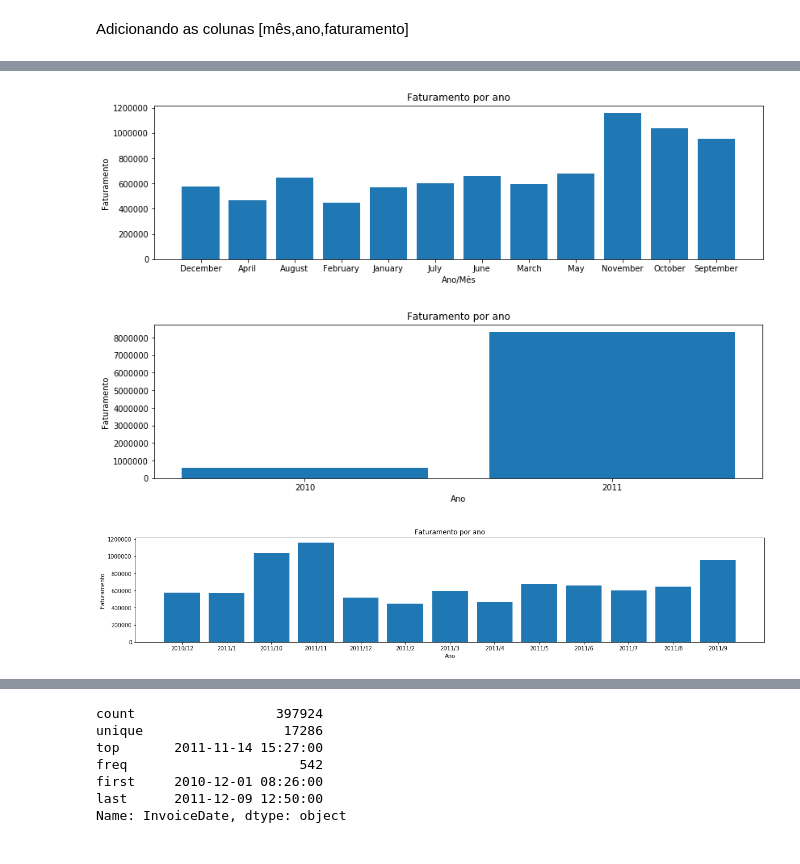
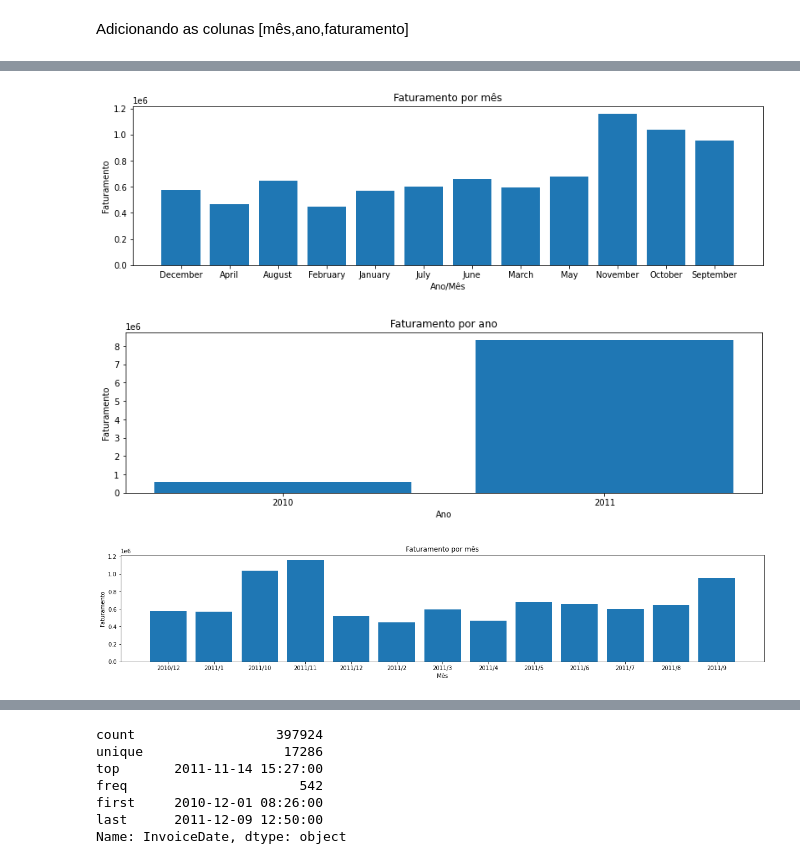
Before and after one commit to aleffelex/ClientSegmentation, a Jupyter notebook: CustomerSegmentation.ipynb, the cells around one changed output, grey strips where cells are left out. Cells and saved outputs as stored; diff of their text form; code cells hidden in the pictures.

```diff
--- a/CustomerSegmentation.ipynb
+++ b/CustomerSegmentation.ipynb
@@ -110,3 +97,5 @@ data['invoice_month'] = pd.to_datetime(data['InvoiceDate']).dt.month_name()
 data['invoice_year'] = pd.to_datetime(data['InvoiceDate']).dt.year
 # %%
 data['revenue'] = data['Quantity'] * data['UnitPrice']
+# %%
+data['hour'] = pd.to_datetime(data['InvoiceDate']).dt.hour
@@ -124,14 +113,14 @@ data['invoice_year/invoice_month'] = data['invoice_year'].astype(str) + '/' + pd
 # %%
 orders = data.groupby(by=['invoice_year','invoice_month'], as_index=False)['revenue'].sum()
-plt.title('Faturamento por ano')
+plt.title('Faturamento por mês')
 plt.xlabel('Ano/Mês')
 plt.ylabel('Faturamento')
 plt.bar(orders.invoice_month.astype(str), orders.revenue)
 
 fig = plt.gcf()
 fig.set_size_inches(13.5, 3.5)
 # %% [output]
-[figure, old version]
+[figure, new version]
 # %%
 orders = data.groupby(by=['invoice_year'], as_index=False)['revenue'].sum()
 plt.title('Faturamento por ano')
@@ -142,15 +131,15 @@ plt.bar(orders.invoice_year.astype(str), orders.revenue)
 fig = plt.gcf()
 fig.set_size_inches(13.5, 3.5)
 # %% [output]
-[figure, old version]
+[figure, new version]
 # %%
 orders = data.groupby(by=['invoice_year/invoice_month'], as_index=False)['revenue'].sum()
-plt.title('Faturamento por ano')
-plt.xlabel('Ano')
+plt.title('Faturamento por mês')
+plt.xlabel('Mês')
 plt.ylabel('Faturamento')
 plt.bar(orders['invoice_year/invoice_month'].astype(str), orders.revenue)
 
 fig = plt.gcf()
 fig.set_size_inches(20.5, 3.5)
 # %% [output]
-[figure, old version]
+[figure, new version]
```
Also changed, not shown: parts of 6 cells of this notebook.
